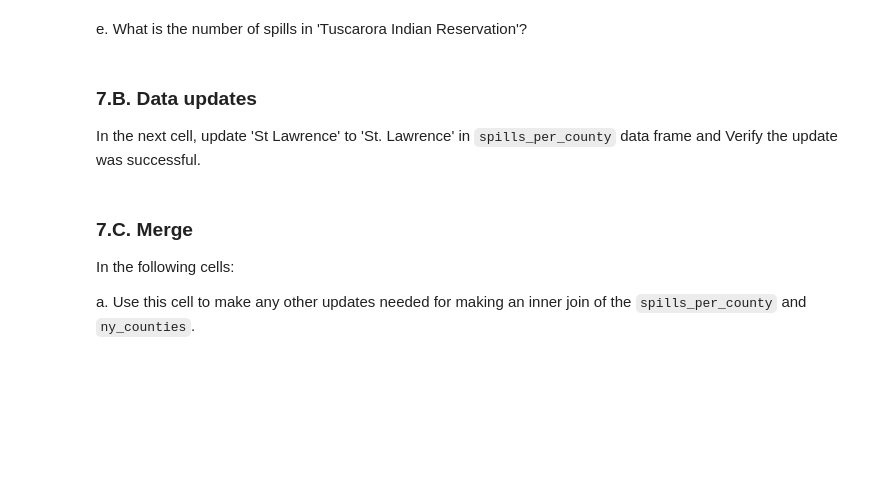
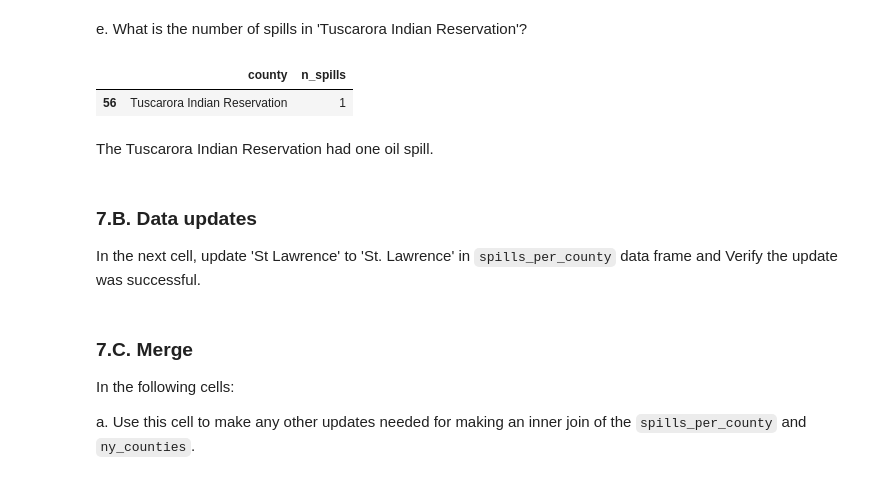
Before and after one commit to vedikaS-byte/eds220-hwk3, a Jupyter notebook: hwk3-task1-spills.ipynb, the cells around one changed output. Cells and saved outputs as stored; diff of their text form; code cells hidden in the pictures; blank space fills up the shorter version.

Commit message:
Identified counties not shared between  and  (and vice versa) as well as how many oil spills happened in Tuscarora Indian Reservation.

```diff
--- a/hwk3-task1-spills.ipynb
+++ b/hwk3-task1-spills.ipynb
@@ -481,7 +484,13 @@ grader.check("7Ad")
 # %% [markdown]
 e. What is the number of spills in 'Tuscarora Indian Reservation'?
 # %%
-# e.
+# e. Use .loc[] to pass a conditional to obtain the row associated with Tuscarora Indian Reservation in `county` column
+spills_per_county.loc[spills_per_county.county == "Tuscarora Indian Reservation",]
+# %% [output]
+|  | county | n_spills |
+| 56 | Tuscarora Indian Reservation | 1 |
+# %% [markdown]
+The Tuscarora Indian Reservation had one oil spill.
 # %% [markdown]
 ### 7.B. Data updates
 
```
Also changed, not shown: parts of 6 cells of this notebook.
